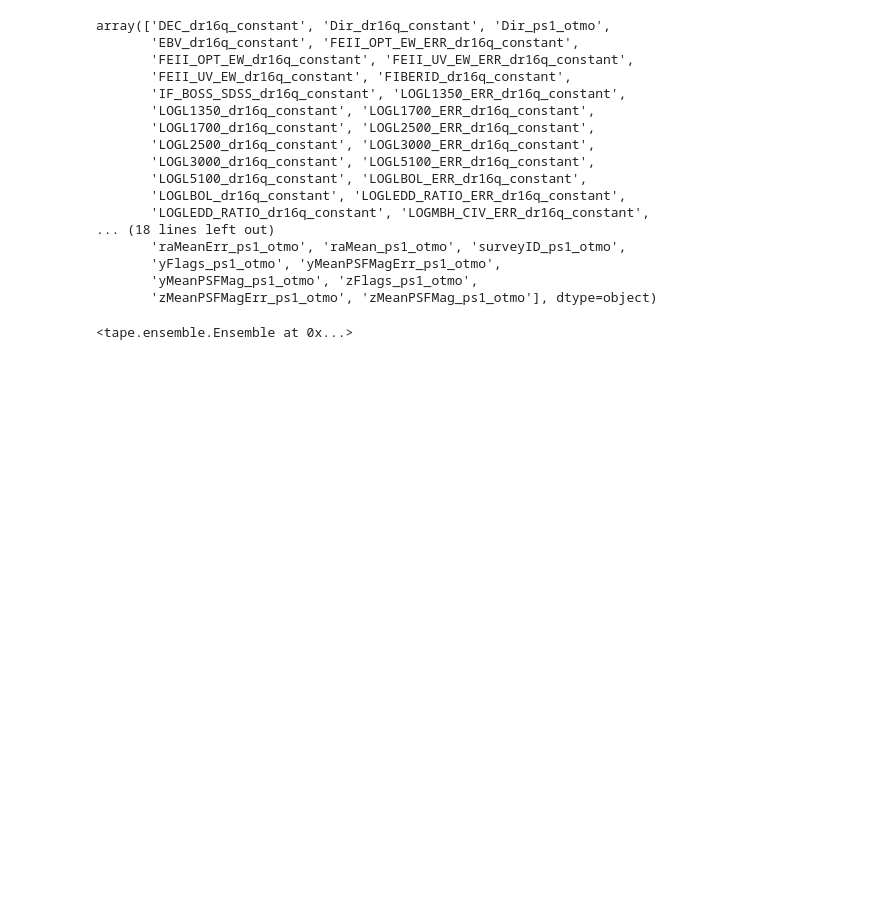
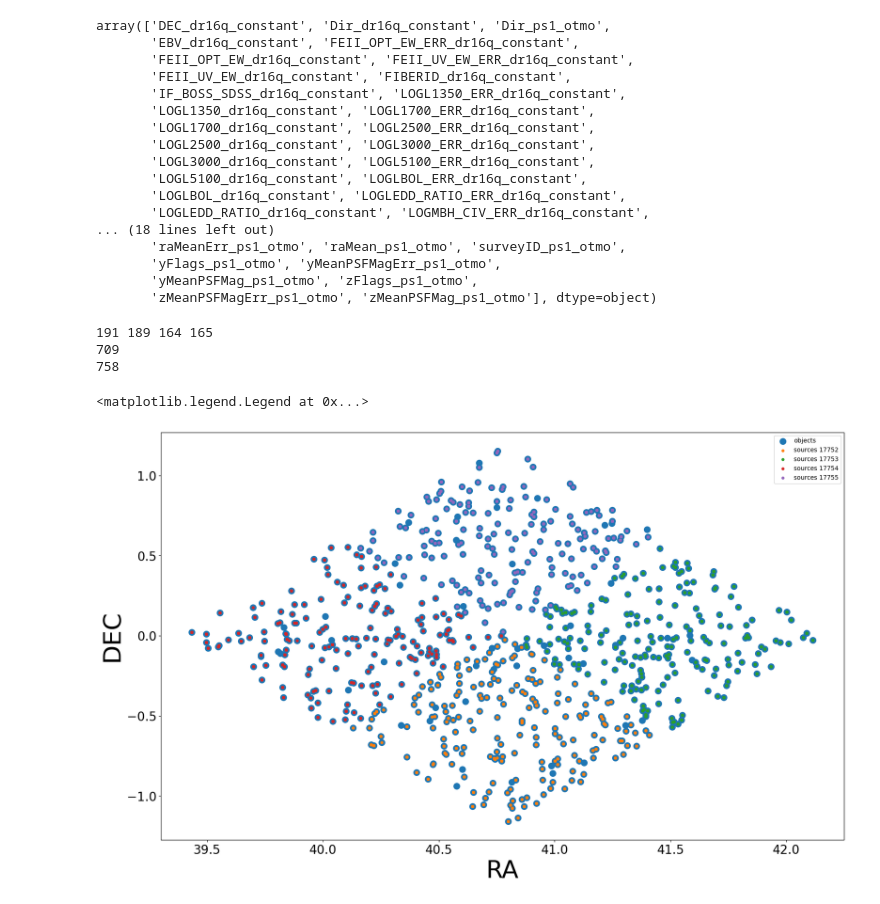
Before and after one commit to nevencaplar/JaxPeriodDrwFit, a Jupyter notebook: Drw_per_i.ipynb, the cells around one changed output. Saved outputs shown, nothing was run; the diff lists cells and outputs as text; code cells hidden in the pictures; blank space fills up the shorter version.

```diff
--- a/Drw_per_i.ipynb
+++ b/Drw_per_i.ipynb
@@ -544,10 +556,15 @@ INFO:distributed.core:Starting established connection to tcp://127.0.0.1:34764
 # %%
+# I am loading all of them individual files just to visualize the distribution
 # I want to find the columns that are the same in both object and source catalog
 # This is because I want to find a column that I can use as index
-test_source = pd.read_parquet("/astro/store/epyc/data3/hipscat/catalogs/tape_test/tape_test_sources/Norder=6/Dir=10000/Npix=17752.parquet")
+test_source_2 = pd.read_parquet("/astro/store/epyc/data3/hipscat/catalogs/tape_test/tape_test_sources/Norder=6/Dir=10000/Npix=17752.parquet")
+test_source_3 = pd.read_parquet("/astro/store/epyc/data3/hipscat/catalogs/tape_test/tape_test_sources/Norder=6/Dir=10000/Npix=17753.parquet")
+test_source_4= pd.read_parquet("/astro/store/epyc/data3/hipscat/catalogs/tape_test/tape_test_sources/Norder=6/Dir=10000/Npix=17754.parquet")
+test_source_5 = pd.read_parquet("/astro/store/epyc/data3/hipscat/catalogs/tape_test/tape_test_sources/Norder=6/Dir=10000/Npix=17755.parquet")
 test_object = pd.read_parquet("/astro/store/epyc/data3/hipscat/catalogs/tape_test/tape_test_obj/Norder=5/Dir=0/Npix=4438.parquet")
-lst = np.intersect1d(test_object.columns,test_source.columns)
-lst
+print()
+lst = np.intersect1d(test_object.columns,test_source_2.columns)
+lst[:]
 # %% [output]
 array(['DEC_dr16q_constant', 'Dir_dr16q_constant', 'Dir_ps1_otmo',
        'EBV_dr16q_constant', 'FEII_OPT_EW_ERR_dr16q_constant',
@@ -566,20 +583,30 @@ array(['DEC_dr16q_constant', 'Dir_dr16q_constant', 'Dir_ps1_otmo',
        'yFlags_ps1_otmo', 'yMeanPSFMagErr_ps1_otmo',
        'yMeanPSFMag_ps1_otmo', 'zFlags_ps1_otmo',
        'zMeanPSFMagErr_ps1_otmo', 'zMeanPSFMag_ps1_otmo'], dtype=object)
-# %%
-# we make a mapper with all of the relevant names
-# let us run on ztf columns first
-col_map = ColumnMapper(id_col="SDSS_NAME_dr16q_constant",
-    time_col="mjd_ztf_source",
-    flux_col="mag_ztf_source",
-    err_col="magerr_ztf_source",
-    band_col="band_ztf_source")
-
-ens.from_parquet(object_file = '/astro/store/epyc/data3/hipscat/catalogs/tape_test/tape_test_obj/Norder=5/Dir=0/Npix=4438.parquet',
-                 source_file="/astro/store/epyc/data3/hipscat/catalogs/tape_test/tape_test_sources/Norder=6/Dir=10000/Npix=17752.parquet",
-                 column_mapper=col_map)
-# %% [output]
-<tape.ensemble.Ensemble at 0x...>
+# %%
+print(len(np.unique(test_source_2.index)), len(np.unique(test_source_3.index)),
+      len(np.unique(test_source_4.index)), len(np.unique(test_source_5.index)))
+print(191+189+164+165)
+print(len(np.unique(test_object.index)))
+# %% [output]
+191 189 164 165
+709
+758
+# %%
+plt.figure(figsize=(20,12))
+plt.scatter(test_object['RA_dr16q_constant'].values, test_object['DEC_dr16q_constant'].values, s = 100, label = 'objects')
+plt.scatter(test_source_2['RA_dr16q_constant'].values, test_source_2['DEC_dr16q_constant'].values, s = 15, label = 'sources 17752')
+plt.scatter(test_source_3['RA_dr16q_constant'].values, test_source_3['DEC_dr16q_constant'].values, s = 15, label = 'sources 17753')
+plt.scatter(test_source_4['RA_dr16q_constant'].values, test_source_4['DEC_dr16q_constant'].values, s = 15, label = 'sources 17754')
+plt.scatter(test_source_5['RA_dr16q_constant'].values, test_source_5['DEC_dr16q_constant'].values, s = 15, label = 'sources 17755')
+plt.xlabel('RA', fontsize=40)
+plt.ylabel('DEC', fontsize=40)
+plt.yticks(fontsize=20)
+plt.xticks(fontsize=20)
+plt.legend()
+# %% [output]
+<matplotlib.legend.Legend at 0x...>
+[figure, added]
 # %%
 # we inspect object catalog
 ens.head("object")
```
Also changed, not shown: parts of 26 cells of this notebook, 2 other files.
